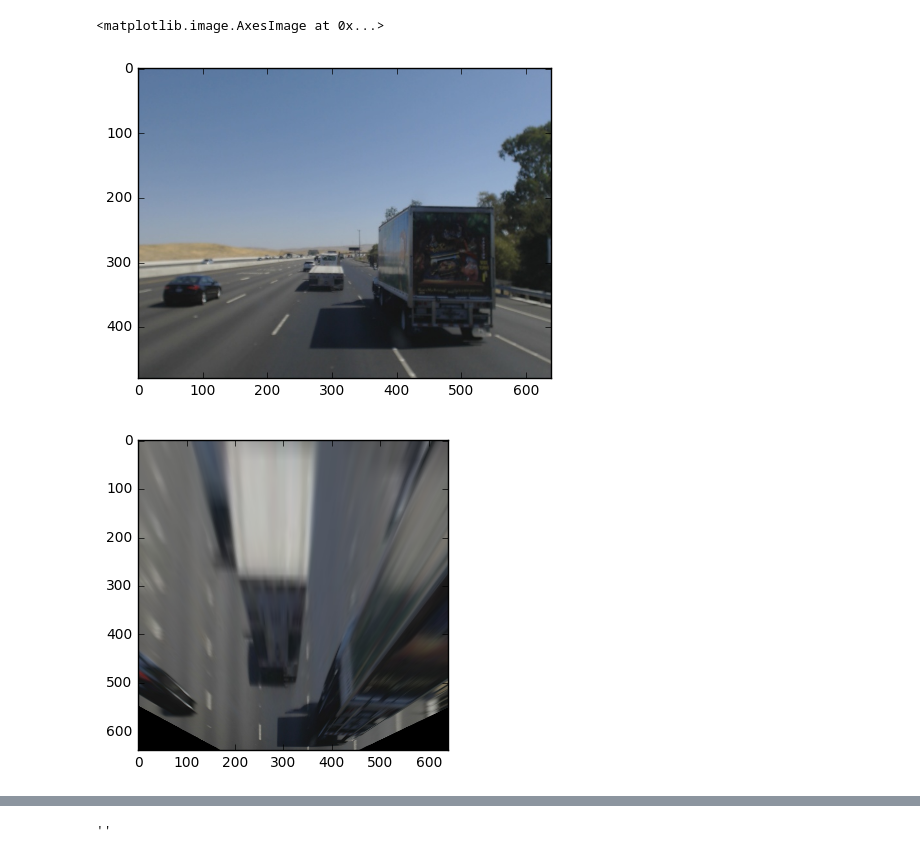
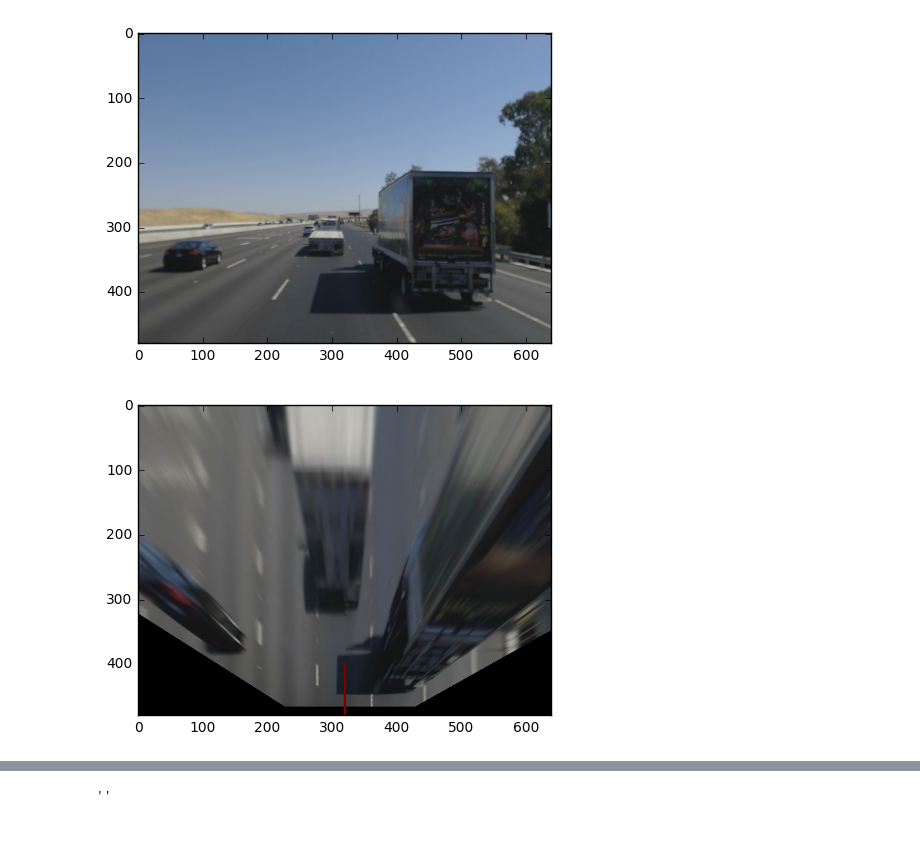
Before and after one commit to blake-varden/ToyLane, a Jupyter notebook: Gui Labeler.ipynb, the cells around one changed output, grey strips where cells are left out. Cells and saved outputs as stored; diff of their text form; code cells hidden in the pictures.

```diff
--- a/Gui Labeler.ipynb
+++ b/Gui Labeler.ipynb
@@ -41,9 +56,10 @@ print result
 %matplotlib inline
 import matplotlib.pyplot as plt
 # %%
-def topdown(image_filename):
+def topdown(image_filename, shift=0):
     img = cv2.imread(image_filename)
     img = cv2.cvtColor(img, cv2.cv.CV_BGR2RGB)
+
 
     p1 = (232, 380) # top left
     p2 = (360, 380) # top right
@@ -51,23 +67,34 @@ def topdown(image_filename):
     p4 = (383, 414) # bottom right
 
     pts1 = np.float32([list(p1),list(p2),list(p3),list(p4)])
-    output_width = 100
+
+    output_width = 85
     output_height = 35
-    dx=250
-    dy=585
+    dx=276
+    dy=400
     pts2 = np.float32([[dx,dy],[dx+output_width,dy],[dx,dy+output_height],[dx+output_width,dy+output_height]])
+
+    pts1[:,0] -= shift
+    pts2[:,0] -= shift
     M = cv2.getPerspectiveTransform(pts1,pts2)
-    dst = cv2.warpPerspective(img,M,(640,640))
+    dst = cv2.warpPerspective(img,M,(640,480))
     return img, dst
 # %%
-image_files = sorted(glob.glob('images/*.jpg'))
-img, dst = topdown(image_files[0])
-plt.figure()
-plt.imshow(img)
-plt.figure()
-plt.imshow(dst)
+def draw_test(i, shifts):
+    image_files = sorted(glob.glob('images/*.jpg'))
+    from PIL import Image, ImageDraw
+
+    for shift in shifts:
+        img, dst = topdown(image_files[i], shift=shift)
+        plt.figure()
+        plt.imshow(img)
+        dst=Image.fromarray(dst)
+        draw = ImageDraw.Draw(dst)
+        draw.line([dst.size[0]/2, 680, dst.size[0]/2, 400], fill=128, width=4)
+        plt.figure()
+        plt.imshow(dst)
+draw_test(0,[0])
 # %% [output]
-<matplotlib.image.AxesImage at 0x...>
 [figure]
-[figure, old version]
+[figure, new version]
 # %%
```
Also changed, not shown: parts of 6 cells of this notebook, 6 other files.
